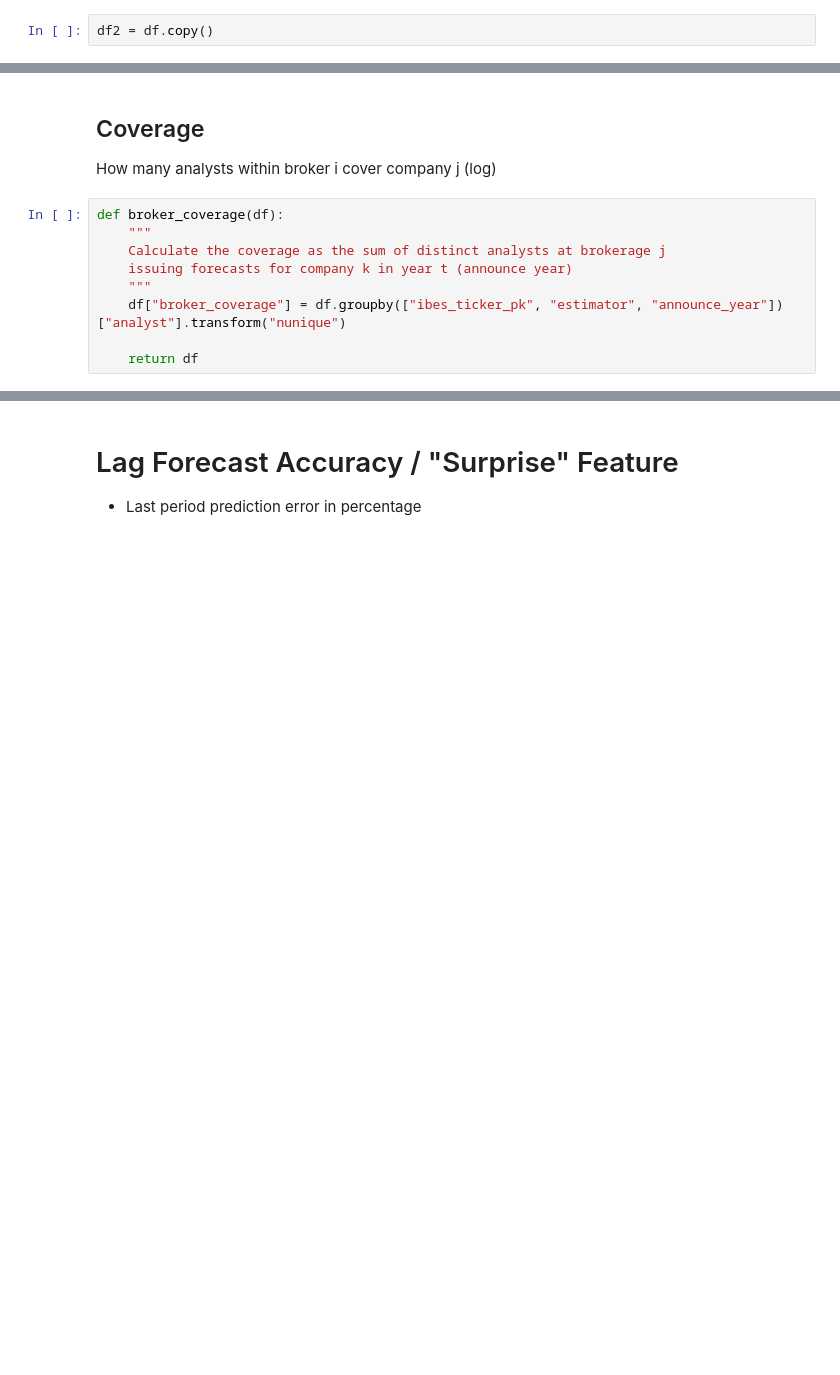
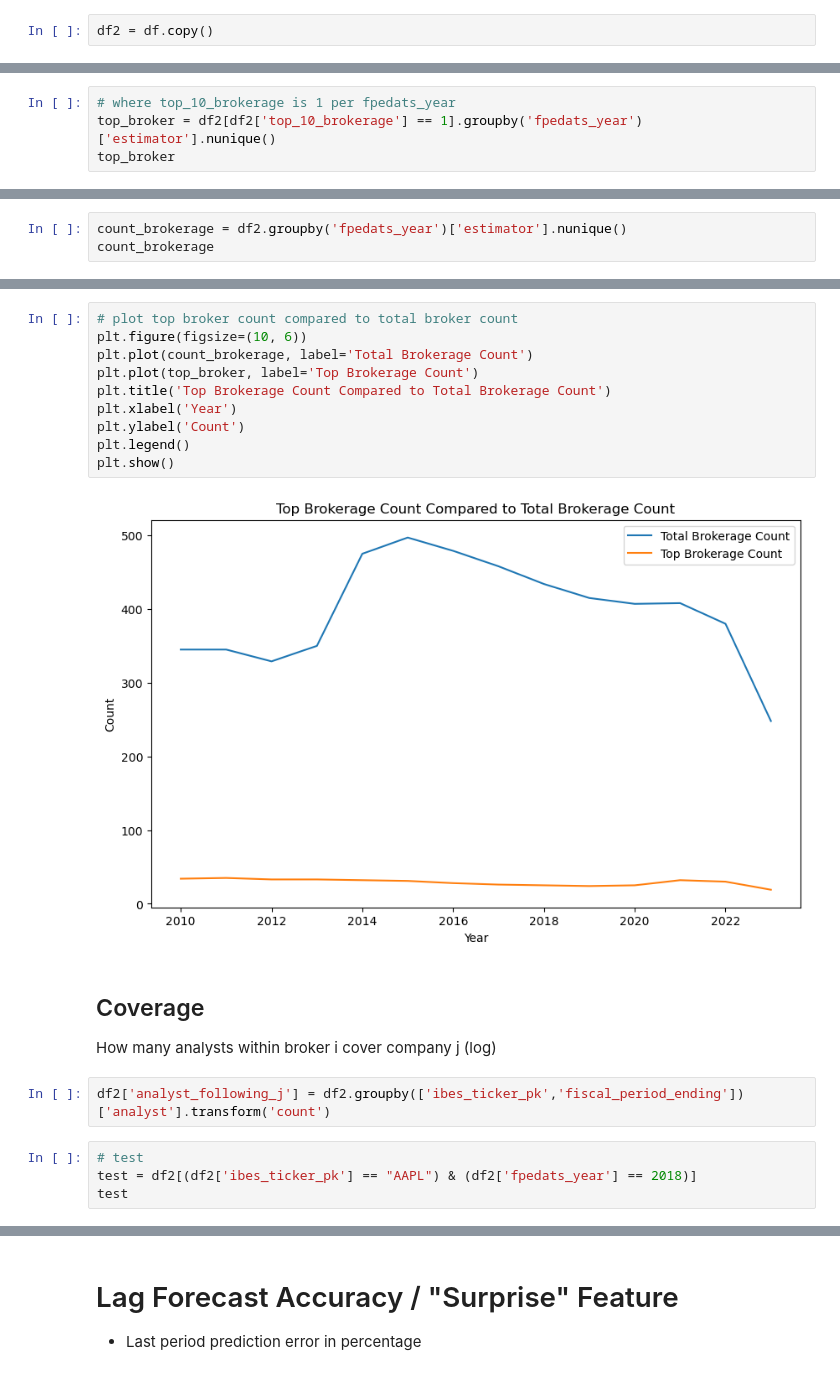
Before and after one commit to moshchev/gsfm_SS24, a Jupyter notebook: notebooks/feature_generation_marius.ipynb, the cells around one changed output, grey strips where cells are left out. Saved outputs shown, nothing was run; the diff lists cells and outputs as text; blank space fills up the shorter version.

```diff
--- a/notebooks/feature_generation_marius.ipynb
+++ b/notebooks/feature_generation_marius.ipynb
@@ -86,0 +112,4 @@ df2.head()
+# %%
+# where top_10_brokerage is 1 per fpedats_year
+top_broker = df2[df2['top_10_brokerage'] == 1].groupby('fpedats_year')['estimator'].nunique()
+top_broker
@@ -86,0 +133,3 @@ df2.head()
+# %%
+count_brokerage = df2.groupby('fpedats_year')['estimator'].nunique()
+count_brokerage
@@ -87,13 +153,22 @@ df2.head()
+# %%
+# plot top broker count compared to total broker count
+plt.figure(figsize=(10, 6))
+plt.plot(count_brokerage, label='Total Brokerage Count')
+plt.plot(top_broker, label='Top Brokerage Count')
+plt.title('Top Brokerage Count Compared to Total Brokerage Count')
+plt.xlabel('Year')
+plt.ylabel('Count')
+plt.legend()
+plt.show()
+# %% [output]
+[figure, added]
 # %% [markdown]
 ## Coverage
 
 How many analysts within broker i cover company j (log)
-# %%
-def broker_coverage(df):
-    """
-    Calculate the coverage as the sum of distinct analysts at brokerage j
-    issuing forecasts for company k in year t (announce year)
-    """
-    df["broker_coverage"] = df.groupby(["ibes_ticker_pk", "estimator", "announce_year"])["analyst"].transform("nunique")
-
-    return df
+# %%
+df2['analyst_following_j'] = df2.groupby(['ibes_ticker_pk','fiscal_period_ending'])['analyst'].transform('count')
+# %%
+# test
+test = df2[(df2['ibes_ticker_pk'] == "AAPL") & (df2['fpedats_year'] == 2018)]
+test
```
Also changed, not shown: parts of 17 cells of this notebook, 2 other files.
